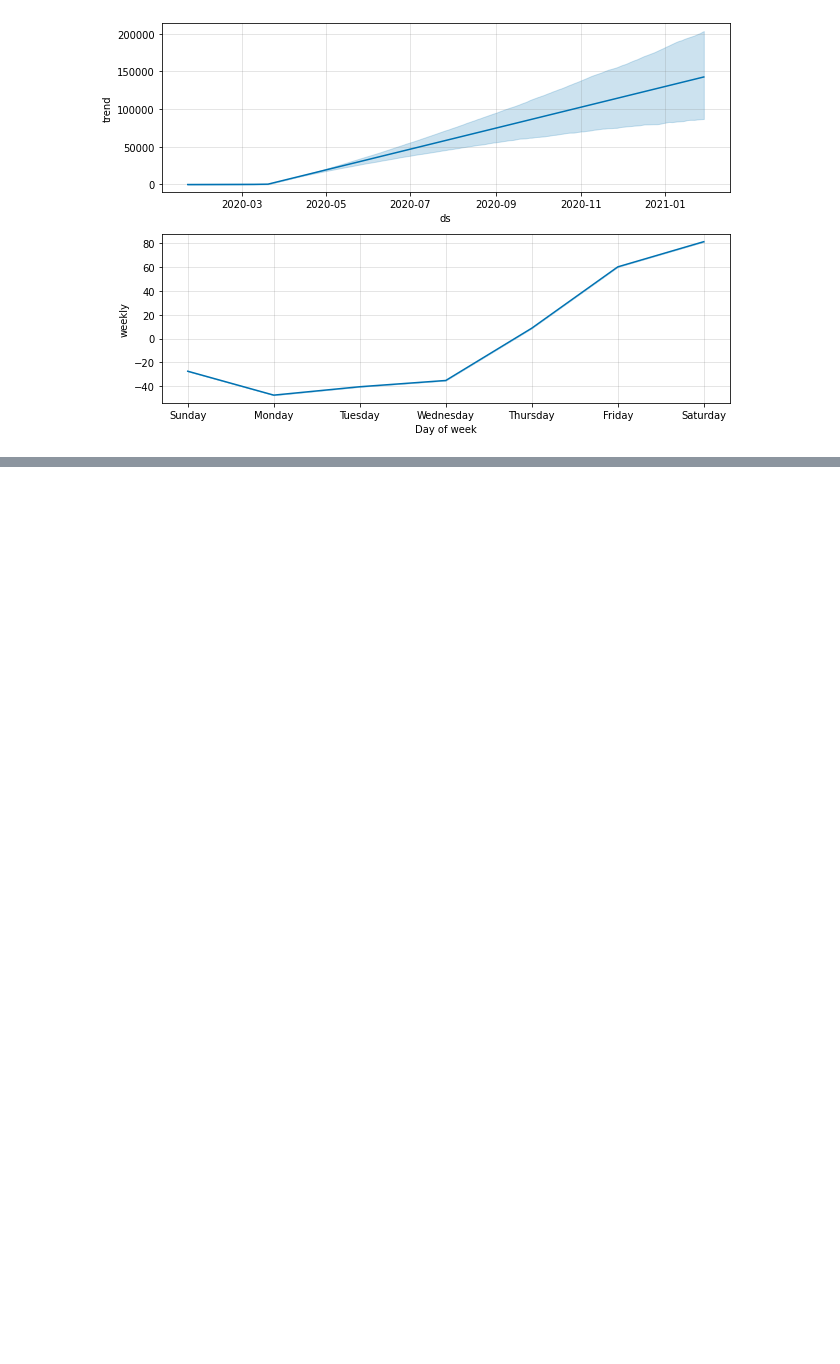
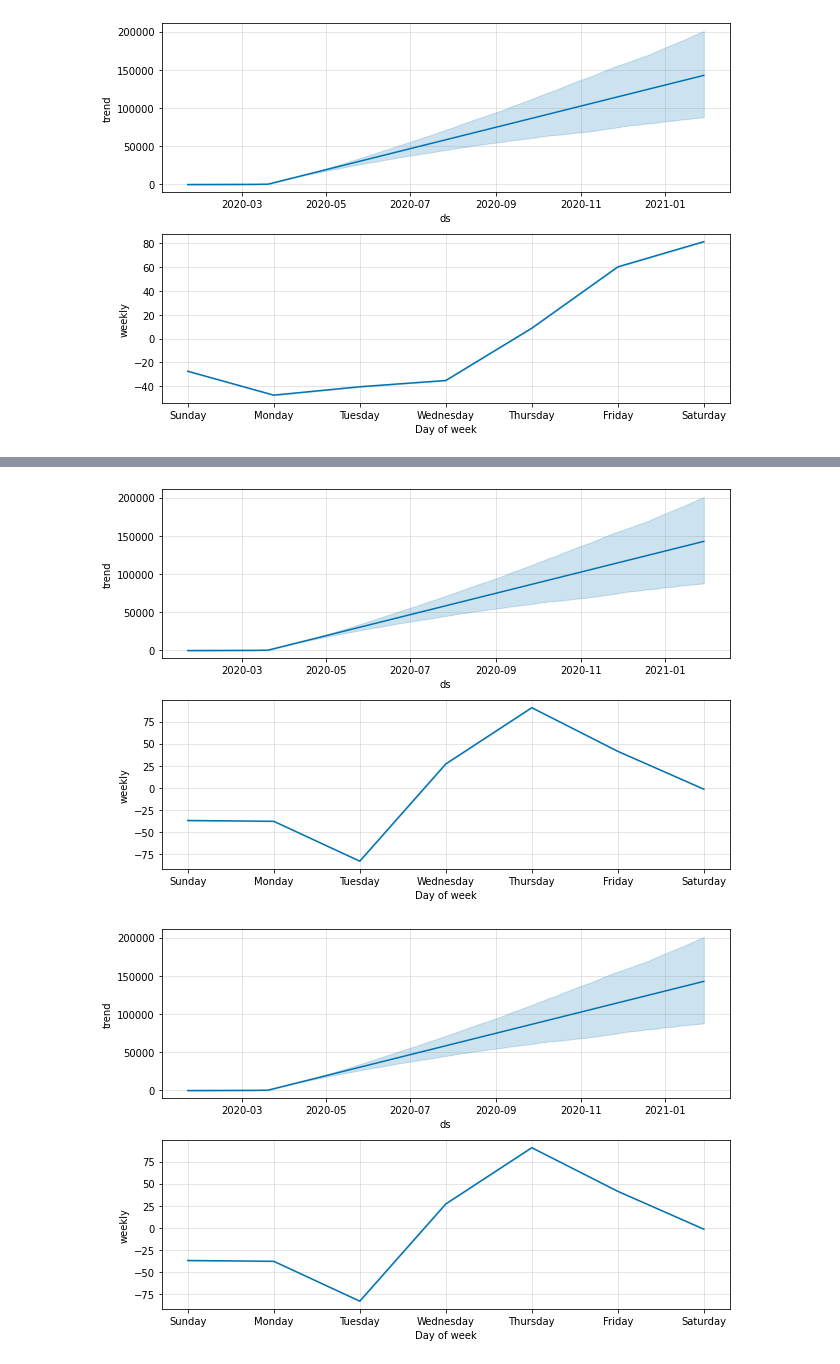
Before and after one commit to RahulBatra065/Report-on-Covid-19, a Jupyter notebook: nb.ipynb, the cells around one changed output, grey strips where cells are left out. Cells and saved outputs as stored; diff of their text form; code cells hidden in the pictures; blank space fills up the shorter version.

```diff
--- a/nb.ipynb
+++ b/nb.ipynb
@@ -389,0 +416,5 @@ prophet_basic.plot_components(forecast)
+# %%
+prophet_basic2.plot_components(forecast)
+# %% [output]
+[figure, added]
+[figure, added]
```
Also changed, not shown: parts of 4 cells of this notebook.
